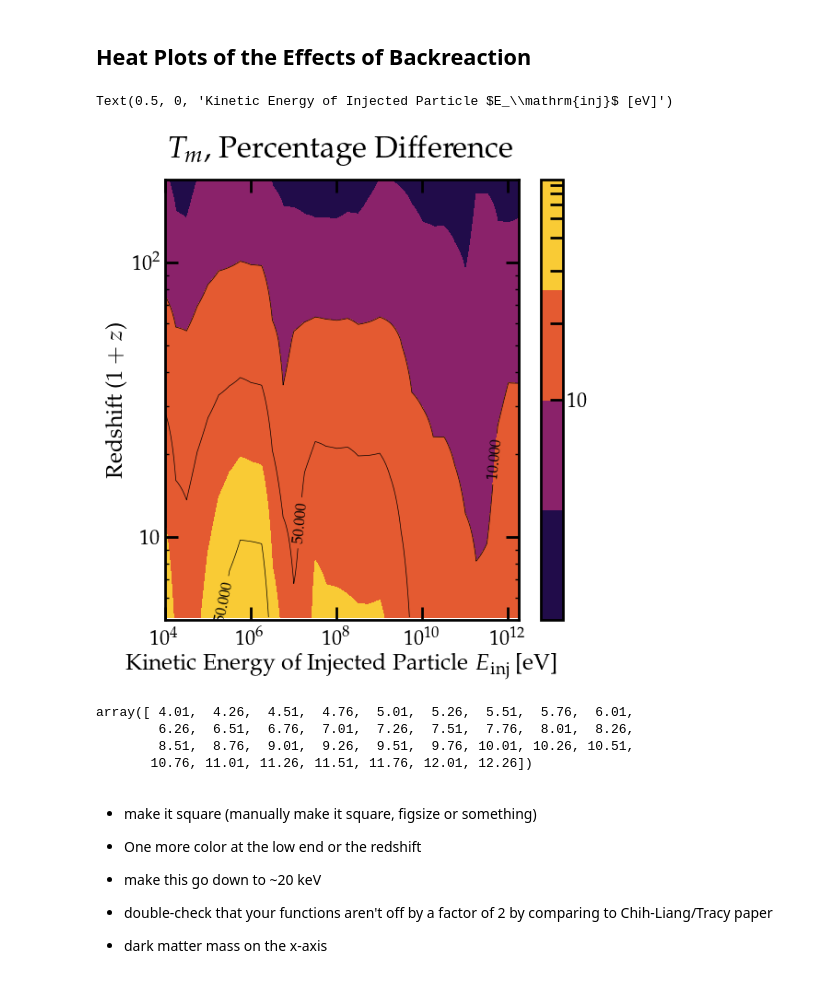
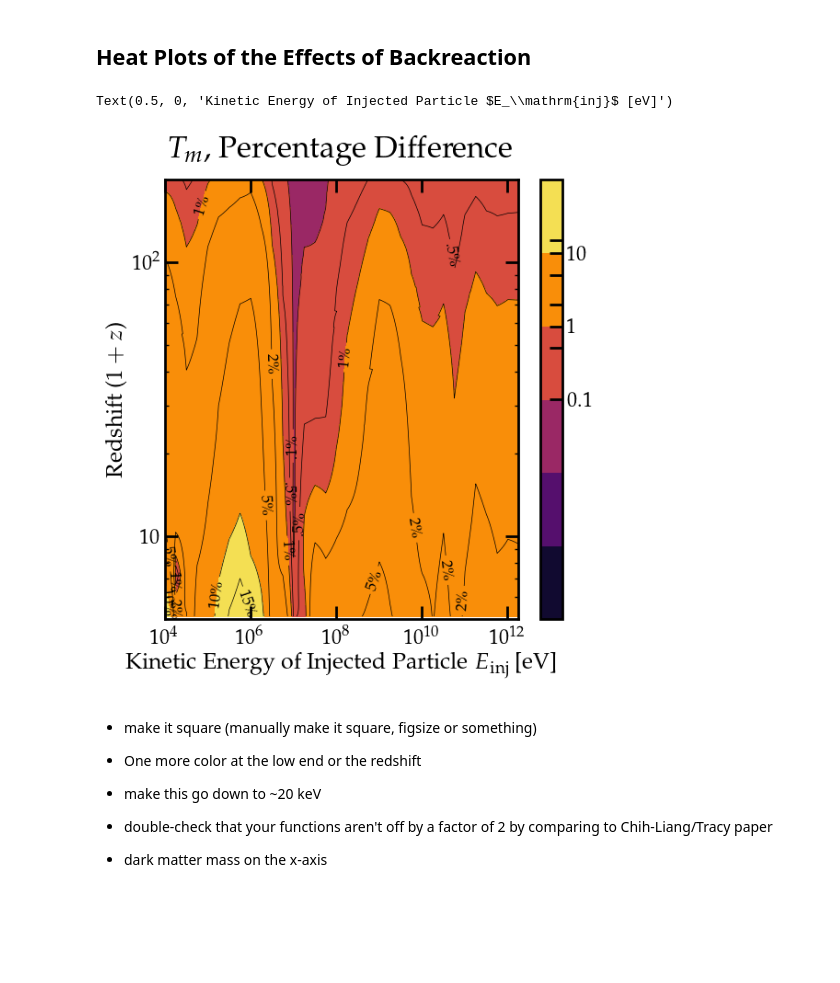
Before and after one commit to hongwanliu/DarkHistory, a Jupyter notebook: examples/Example14_backReaction.ipynb, the cells around one changed output. Drawn from its saved outputs; the diff is of its cells as text; code cells hidden in the pictures; blank space fills up the shorter version.

Commit message:
streamlined the plotting in Exqample14 by downloading data from Dropbox before the plotting cell

```diff
--- a/examples/Example14_backReaction.ipynb
+++ b/examples/Example14_backReaction.ipynb
@@ -350,7 +352,17 @@ print('###### Calculation Complete! ######')
+# %%
+# pickle.dump(Tm_no_br,open('/Users/gregoryridgway/Dropbox (MIT)/Photon Deposition/Gregs_Checks/Tm_no_br.p','wb'))
+# pickle.dump(Tm_br,open('/Users/gregoryridgway/Dropbox (MIT)/Photon Deposition/Gregs_Checks/Tm_br.p','wb'))
+# pickle.dump(Tm_elec_decay_no_br,open('/Users/gregoryridgway/Dropbox (MIT)/Photon Deposition/Gregs_Checks/Tm_elec_decay_no_br.p','wb'))
+# pickle.dump(Tm_elec_decay_br,open('/Users/gregoryridgway/Dropbox (MIT)/Photon Deposition/Gregs_Checks/Tm_elec_decay_br.p','wb'))
+
+Tm_no_br = pickle.load(open('/Users/gregoryridgway/Dropbox (MIT)/Photon Deposition/Gregs_Checks/Tm_no_br.p','rb'))
+Tm_br = pickle.load(open('/Users/gregoryridgway/Dropbox (MIT)/Photon Deposition/Gregs_Checks/Tm_br.p','rb'))
+Tm_elec_decay_no_br = pickle.load(open('/Users/gregoryridgway/Dropbox (MIT)/Photon Deposition/Gregs_Checks/Tm_elec_decay_no_br.p','rb'))
+Tm_elec_decay_br = pickle.load(open('/Users/gregoryridgway/Dropbox (MIT)/Photon Deposition/Gregs_Checks/Tm_elec_decay_br.p','rb'))
 # %%
 user = 'gregoryridgway'
 inj_part = 'phot'
-inj_type = 'decay'
+inj_type = 'swave'
 
 log10_E = log10_Einj_arr
 
@@ -416,42 +428,35 @@ plt_heating = plt.contour(
     levels=levels,
     linewidths=0.5,
     colors='k'
 )
 plt.axis([10**log10_E[0], 10**log10_E[-1], 5, 2e2])
 
 plt.clabel(
     plt_heating, inline=True, fontsize=12, rightside_up=True,
-#     fmt=labels
+    fmt=labels
 )
 
 cntr1 = ax.contourf(10**log10_E,
                     rs_list,
                     np.transpose(np.abs(diff_list)*100)[-length:],
                     100,
                     norm=matplotlib.colors.LogNorm(),
                     cmap=matplotlib.cm.inferno)
 
 cbar = plt.colorbar(cntr1, ax=ax, ticks = levels)
 cbar.ax.set_xticklabels(str(levels))
 
 # plt.colorbar(cntr1, ax=ax)
 
 # plt.title(r'\bf{$\delta_{T_m}$}')
 plt.title('$T_m$, Percentage Difference')
 plt.ylabel(r'Redshift ($1+z$)')
 plt.xlabel(r'Kinetic Energy of Injected Particle $E_\mathrm{inj}$ [eV]')
 
 # plt.savefig('/Users/'+user+'/Dropbox (MIT)/Photon Deposition/plots/backReact_phot_residuals.pdf')
 # %% [output]
 Text(0.5, 0, 'Kinetic Energy of Injected Particle $E_\\mathrm{inj}$ [eV]')
-[figure, old version]
+[figure, new version]
-# %%
-log10_Einj_arr
-# %% [output]
-array([ 4.01,  4.26,  4.51,  4.76,  5.01,  5.26,  5.51,  5.76,  6.01,
-        6.26,  6.51,  6.76,  7.01,  7.26,  7.51,  7.76,  8.01,  8.26,
-        8.51,  8.76,  9.01,  9.26,  9.51,  9.76, 10.01, 10.26, 10.51,
-       10.76, 11.01, 11.26, 11.51, 11.76, 12.01, 12.26])
 # %% [markdown]
 - make it square (manually make it square, figsize or something)
 - One more color at the low end or the redshift
```
Also changed, not shown: parts of 1 cell of this notebook.
